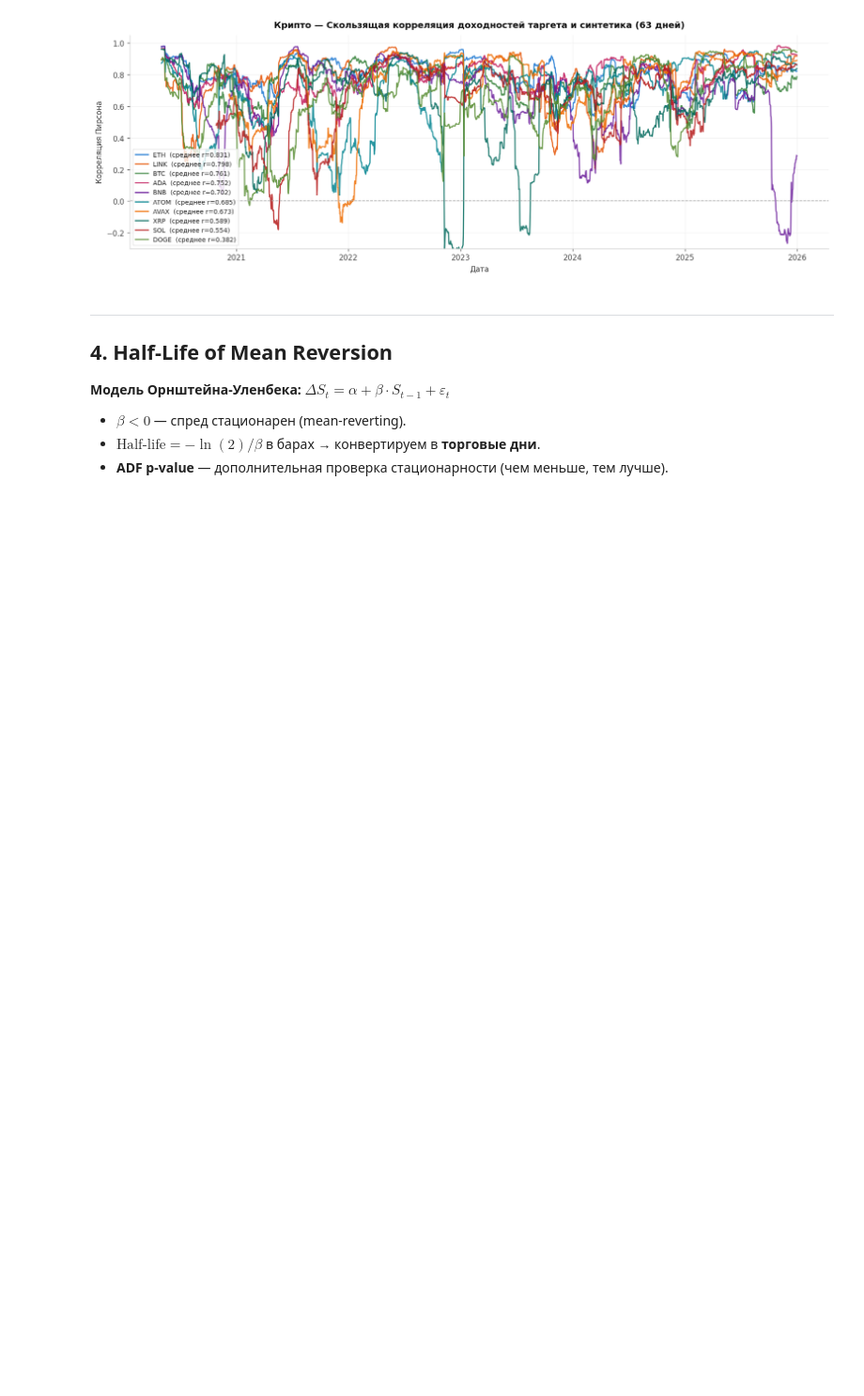
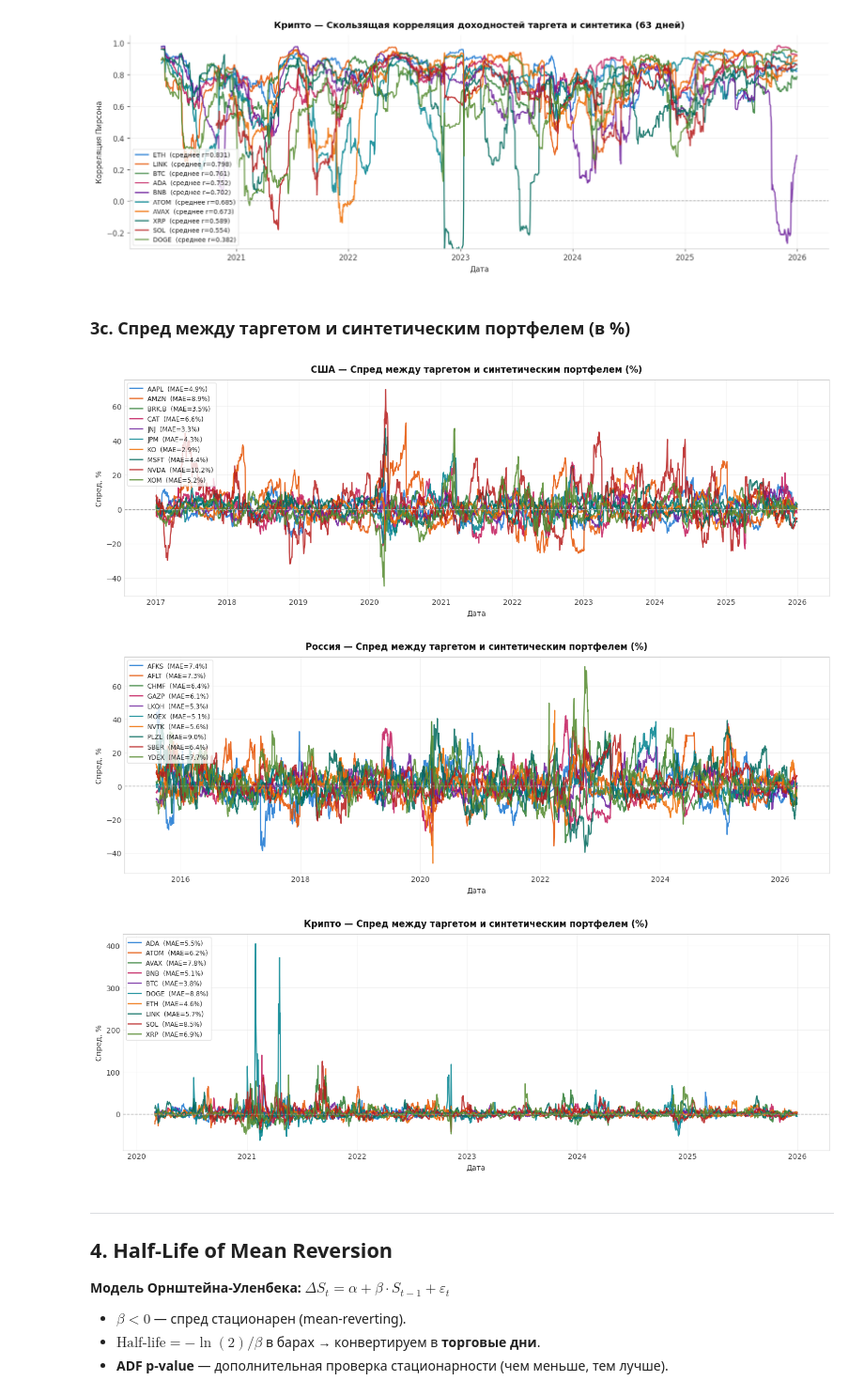
Before and after one commit to Vault-Guy/replication-portfolio-arbitrage-mvp, a Jupyter notebook: notebooks/09_replication_quality_analysis.ipynb, the cells around one changed output. Shown at 94% size. Drawn from its saved outputs; the diff is of its cells as text; code cells hidden in the pictures; blank space fills up the shorter version.

```diff
--- a/notebooks/09_replication_quality_analysis.ipynb
+++ b/notebooks/09_replication_quality_analysis.ipynb
@@ -482,6 +482,65 @@ for market in MARKETS:
 [figure]
 [figure]
 [figure]
+# %% [markdown]
+### 3c. Спред между таргетом и синтетическим портфелем (в %)
+# %%
+for market in MARKETS:
+    items = [(k, v) for k, v in pipeline_results.items() if k[0] == market]
+    if not items:
+        continue
+
+    fig, ax = plt.subplots(figsize=(14, 5))
+    fig.patch.set_facecolor("white")
+    ax.set_facecolor("white")
+
+    for i, ((mkt, target), result) in enumerate(
+        sorted(items, key=lambda x: x[0][1])
+    ):
+        af     = result.run_config.annualization_factor
+        tgt_lp = result.replication.target_log_prices
+        syn_lp = result.replication.synthetic_log_prices
+
+        tgt_lp, syn_lp = tgt_lp.align(syn_lp, join="inner")
+        tgt_lp, syn_lp = tgt_lp.dropna(), syn_lp.dropna()
+        tgt_lp, syn_lp = tgt_lp.align(syn_lp, join="inner")
+
+        spread_pct = (np.exp(tgt_lp - syn_lp) - 1) * 100
+
+        if af > 300:  # крипто: часовые → дневные
+            spread_pct = spread_pct.resample("D").last().dropna()
+
+        mae = float(spread_pct.abs().mean())
+
+        ax.plot(
+            spread_pct.index, spread_pct,
+            label=f"{target}  (MAE={mae:.1f}%)",
+            linewidth=1.6,
+            color=PALETTE[i % len(PALETTE)],
+            alpha=0.85,
+        )
+
+    ax.grid(True, color="#E5E5E5", linewidth=0.7, zorder=0)
+    ax.axhline(0, color="#AAAAAA", linestyle="--", linewidth=1.0, zorder=2)
+    ax.set_title(
+        f"{MARKET_LABELS[market]} — Спред между таргетом и синтетическим портфелем (%)",
+        fontsize=12, fontweight="bold", pad=10, color="#111111",
+    )
+    ax.set_ylabel("Спред, %", fontsize=10, color="#333333")
+    ax.set_xlabel("Дата", fontsize=10, color="#333333")
+    ax.tick_params(axis="both", labelcolor="#444444", colors="#444444", length=0)
+    for spine in ax.spines.values():
+        spine.set_edgecolor("#CCCCCC")
+    legend = ax.legend(fontsize=8.5, loc="upper left", frameon=True)
+    legend.get_frame().set_facecolor("white")
+    legend.get_frame().set_edgecolor("#DDDDDD")
+    plt.setp(legend.get_texts(), color="#222222")
+    fig.tight_layout()
+    plt.show()
+# %% [output]
+[figure, added]
+[figure, added]
+[figure, added]
 # %% [markdown]
 ---
 ## 4. Half-Life of Mean Reversion
```
